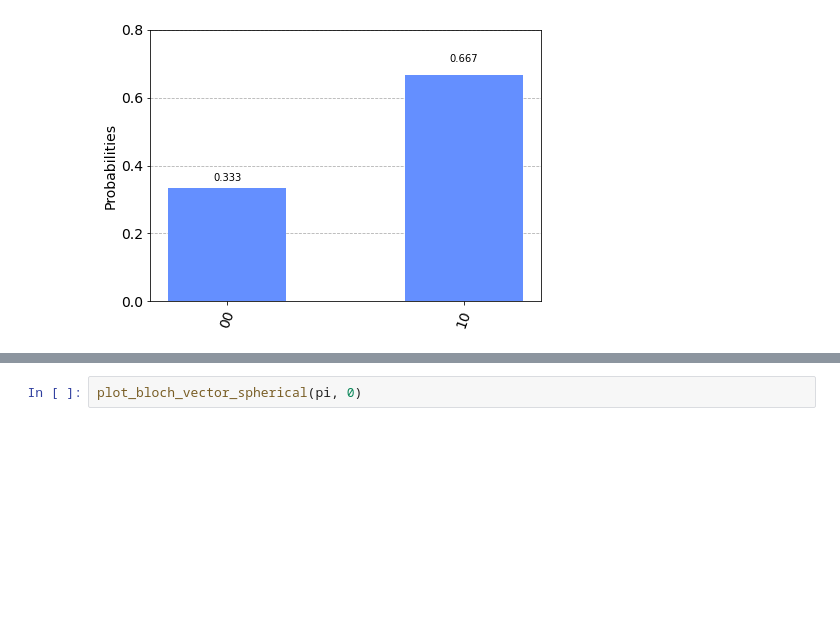
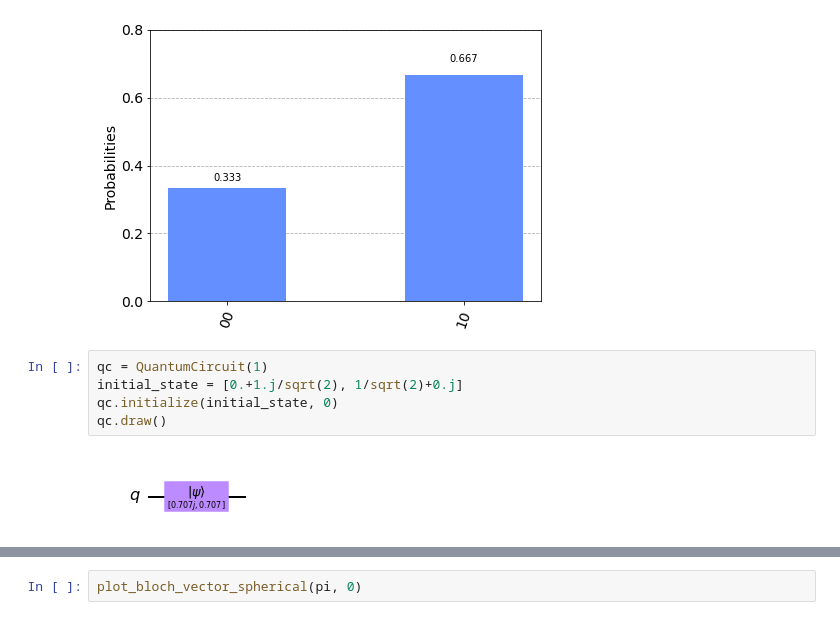
Before and after one commit to kayhide/qiskit-textbook, a Jupyter notebook: 1_3_States.ipynb, the cells around one changed output, grey strips where cells are left out. Drawn from its saved outputs; the diff is of its cells as text; blank space fills up the shorter version.

Commit message:
Update 1_3_States

```diff
--- a/1_3_States.ipynb
+++ b/1_3_States.ipynb
@@ -62,3 +66,10 @@ results = sim.run(qobj).result().get_counts()
 plot_histogram(results)
 # %% [output]
 [figure]
+# %%
+qc = QuantumCircuit(1)
+initial_state = [0.+1.j/sqrt(2), 1/sqrt(2)+0.j]
+qc.initialize(initial_state, 0)
+qc.draw()
+# %% [output]
+[figure, added]
```
Also changed, not shown: parts of 7 cells of this notebook.
